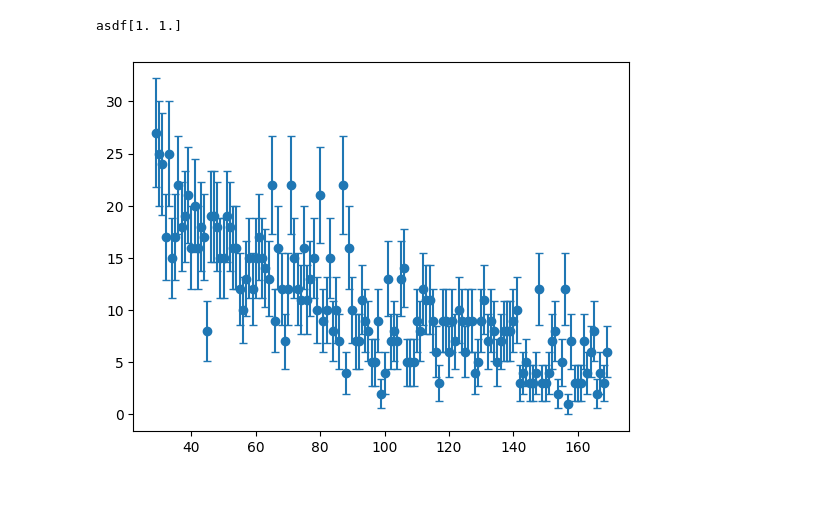
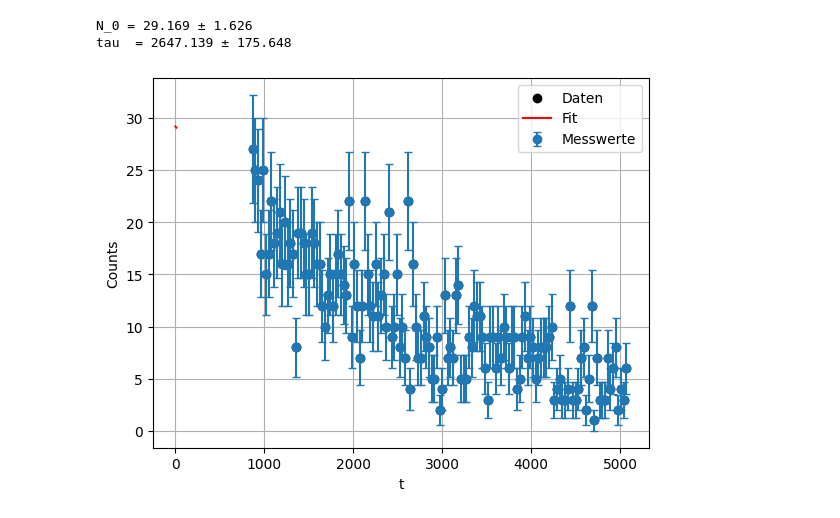
Before and after one commit to joeyko2706/FP-Protokolle, a Jupyter notebook: v01/auswertung/auswertung.ipynb, the cells around one changed output. Saved outputs shown, nothing was run; the diff lists cells and outputs as text; code cells hidden in the pictures.

```diff
--- a/v01/auswertung/auswertung.ipynb
+++ b/v01/auswertung/auswertung.ipynb
@@ -25,14 +25,16 @@ import math as m
 import matplotlib.pyplot as plt
 from scipy.optimize import curve_fit
 
+n = 5
+max = 34*n
+
 # Messdaten (Zeit in ns, gemessene Ereignisse)
 duration=156657
 counts = pd.read_csv("../data/Axel_neu.Spe", skiprows=12, skipfooter=15, names=['counts'], engine='python').astype(float).to_numpy()
 counts = np.ravel(counts)
 counts = counts[:max]
 
-n = 5
-max = 34*n
+
 search_time = 30 # ns
 def reduce_counts_to_mean(counts, n, max):
     reduced_counts=np.array([])
@@ -41,56 +43,57 @@ def reduce_counts_to_mean(counts, n, max):
     for k in range(0,max, n):
         counts_mean = np.mean(counts[k:k+n])
         counts_error = np.std(counts[k:k+n])*divisor
 
         reduced_counts = np.append(reduced_counts,counts_mean)
         reduced_counts_error = np.append(reduced_counts_error,counts_error)
 
     return reduced_counts, reduced_counts_error
 
 def cutter(time, counts, min, max):
     cut_time = np.append(time[:min],time[max:])
     cut_counts = np.append(counts[:min],counts[max:])
 
     return cut_time, cut_counts
 
 counts_mean, counts_error = reduce_counts_to_mean(counts, n, max)
 
-time = np.arange(0,max,1)
+time = np.arange(0,max,1) * 30
 # plt.scatter(time,counts[:max])
 
-time, counts = cutter(time,counts,0,29)
+# time, counts = cutter(time,counts,17,29)
+# time, counts = cutter(time, counts, 0, 7)
+
+time, counts = cutter(time, counts, 0, 29)
 
 errors = np.sqrt(counts)  # Poisson-Fehler als Wurzel der Zählrate
 
 plt.errorbar(time, counts, yerr=errors, fmt='o', label="Messwerte", capsize=3)
 
 np.arange(0,duration, search_time)
+
+
 # Exponentielles Modell für den Zerfall: N(t) = N0 * exp(-t / tau)
-def exp_decay(t, N0, tau):
-    return N0 * np.exp(-t / tau)
+def model(t, N_0, tau):
+    return N_0 * np.exp(-t / tau)  # Funktion erwartet 3 Parameter
 
-# Fit durchführen
-popt, pcov = curve_fit(exp_decay, time, counts)#, sigma=errors, absolute_sigma=True)
-N0_fit, tau_fit = popt
-N0_err, tau_err = np.sqrt(np.diag(pcov))
+# Curve Fit durchführen
+params, pcov = curve_fit(model, time, counts, p0=[counts[0], 50])  # Startwerte für N_0, tau, U_0
+err = np.sqrt(np.diag(pcov))  # Fehler aus Kovarianzmatrix
 
-# # Fitkurve erzeugen
-# # t_fit = np.linspace(0, 100, 200)
-# counts_fit = exp_decay(time, N0_fit, tau_fit)
-# print(counts_fit)
+# Fit-Ergebnisse ausgeben
+print(f"N_0 = {params[0]:.3f} ± {err[0]:.3f}")
+print(f"tau  = {params[1]:.3f} ± {err[1]:.3f}")
 
-# # Plotten der Messdaten mit Fehlerbalken und Fitkurve
-# plt.scatter(time, counts, label="Messwerte", marker="1")
-# plt.xlabel("Zeit (ns)")
-# plt.ylabel("Ereignisse")
-# plt.yscale("log")  # Log-Skalierung wegen exponentiellem Zerfall
-# plt.legend()
-# plt.title("Exponentieller Zerfall von kosmischen Myonen")
-# plt.grid()
-# plt.show()
-
-# # Fit-Parameter ausgeben
-# N0_fit, N0_err, tau_fit, tau_err
+# Fit plotten
+t_fit = np.linspace(0, 10, 1000)
+plt.scatter(time, counts, label="Daten", color="black")
+plt.plot(t_fit, model(t_fit, *params), label="Fit", color="red")
+plt.xlabel("t")
+plt.ylabel("Counts")
+plt.legend()
+plt.grid()
+plt.show()
 # %% [output]
-asdf[1. 1.]
+N_0 = 29.169 ± 1.626
+tau  = 2647.139 ± 175.648
-[figure, old version]
+[figure, new version]
```
Also changed, not shown: parts of 6 cells of this notebook, 15 other files.
